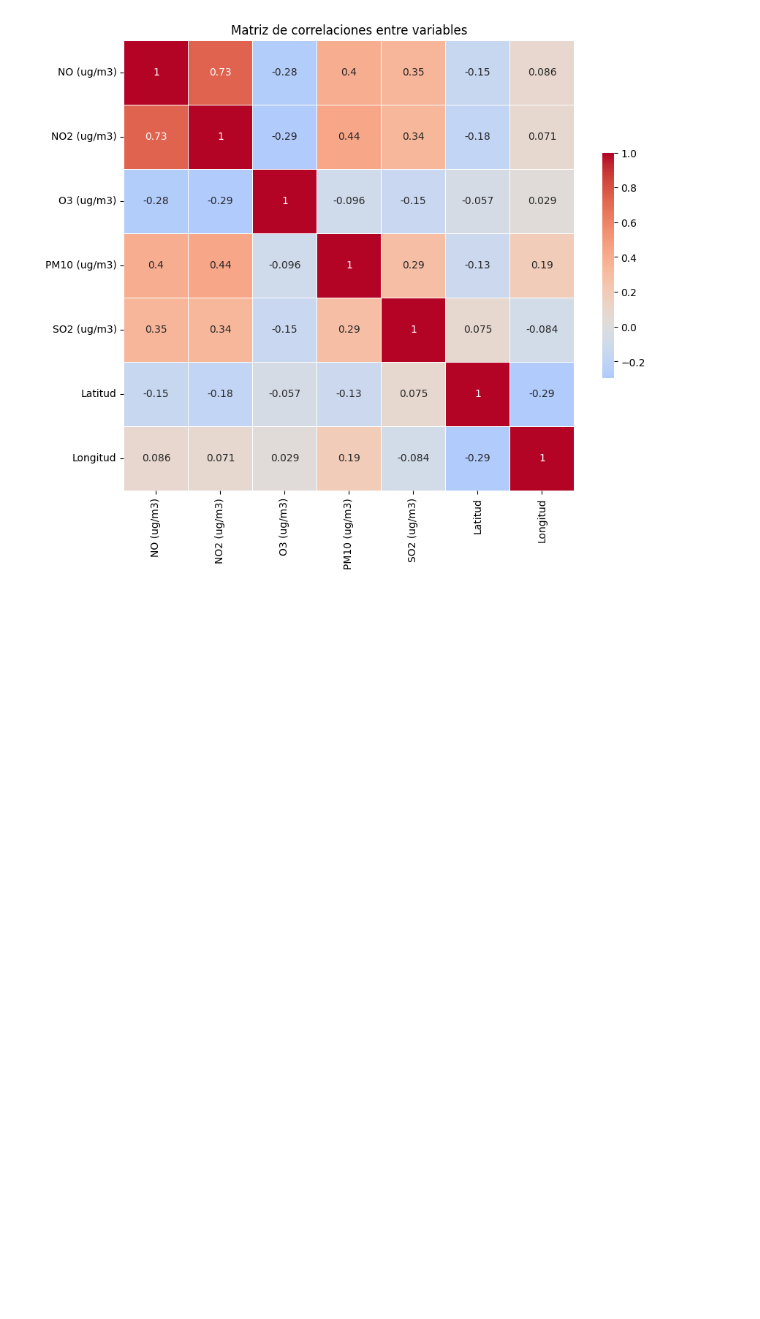
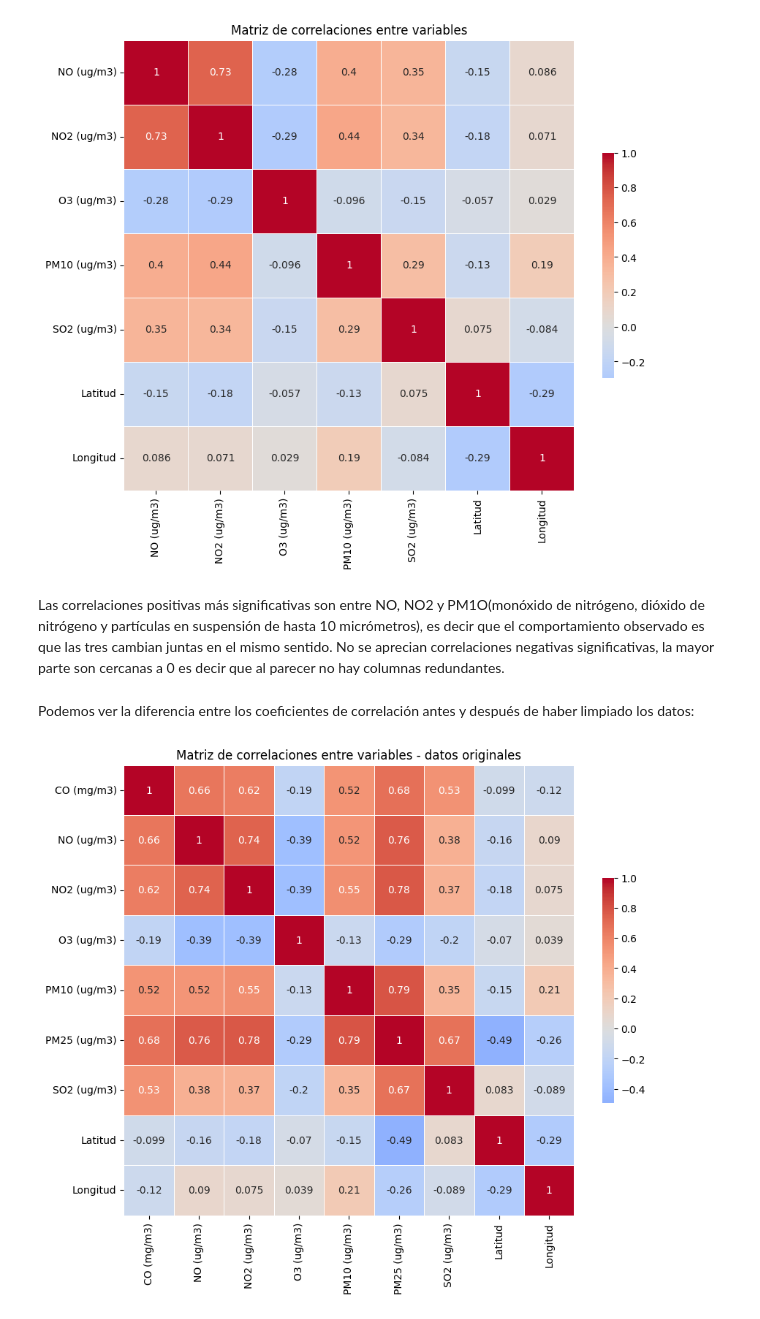
Before and after one commit to RuthCMoreno/Diplomado_IA, a Jupyter notebook: Tarea_Guia_EDA_Python.ipynb, the cells around one changed output. Saved outputs shown, nothing was run; the diff lists cells and outputs as text; code cells hidden in the pictures; blank space fills up the shorter version.

```diff
--- a/Tarea_Guia_EDA_Python.ipynb
+++ b/Tarea_Guia_EDA_Python.ipynb
@@ -404,6 +425,26 @@ plt.title('Matriz de correlaciones entre variables')
 plt.show()
 # %% [output]
 [figure]
+# %% [markdown]
+Las correlaciones positivas más significativas son entre NO, NO2 y PM1O(monóxido de nitrógeno, dióxido de nitrógeno y partículas en suspensión de hasta 10 micrómetros), es decir que el comportamiento observado es que las tres cambian juntas en el mismo sentido. No se aprecian correlaciones negativas significativas, la mayor parte son cercanas a 0 es decir que al parecer no hay columnas redundantes.
+# %% [markdown]
+Podemos ver la diferencia entre los coeficientes de correlación antes y  después de haber limpiado los datos:
+# %%
+num_variables = calidad_aire_original.select_dtypes(include=[np.number])
+
+# Calculamos la matriz de coeficientes de correlación entre las variables numéricas
+correlacion = num_variables.corr()
+
+# Configuración del gráfico de correlación
+plt.figure(figsize=(10, 8))
+
+# Gráfico de correlaciones utilizando un mapa de calor
+sns.heatmap(correlacion, annot=True, cmap='coolwarm', center=0, square=True, linewidths=.5, cbar_kws={"shrink": .5})
+
+plt.title('Matriz de correlaciones entre variables - datos originales')
+plt.show()
+# %% [output]
+[figure, added]
 # %%
 !pip install setuptools #instalación de paquetes y dependencias
 !pip install --upgrade ydata-profiling
```
Also changed, not shown: parts of 14 cells of this notebook.
